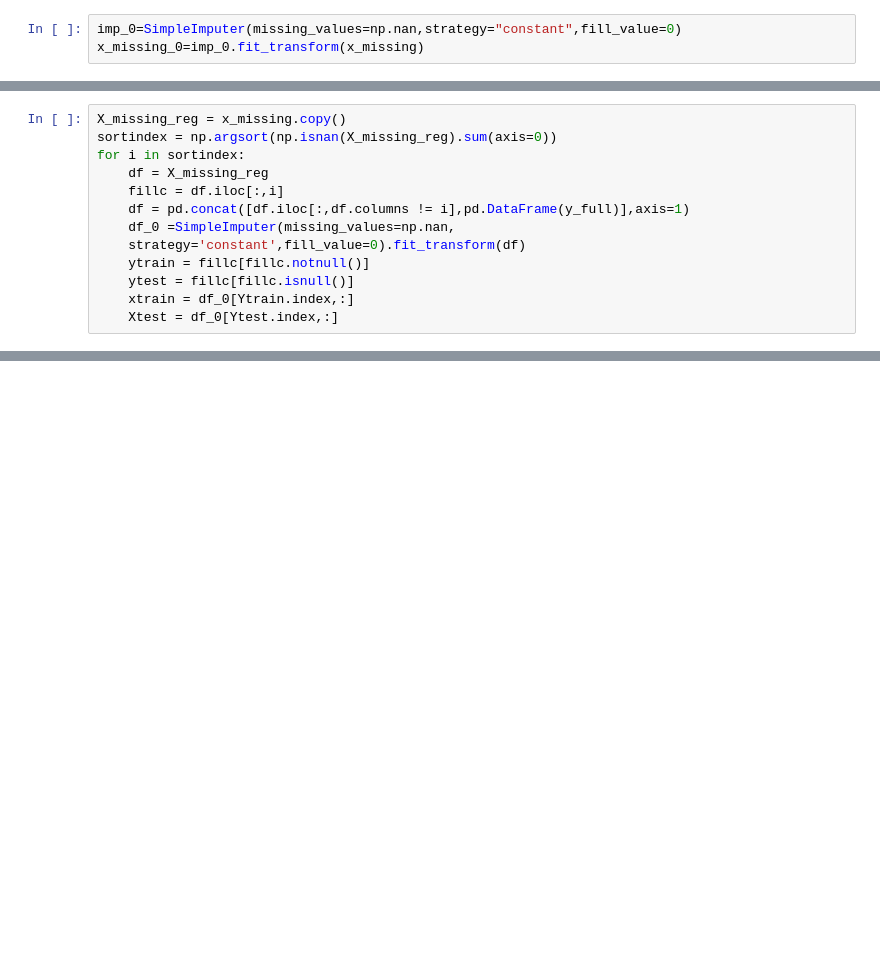
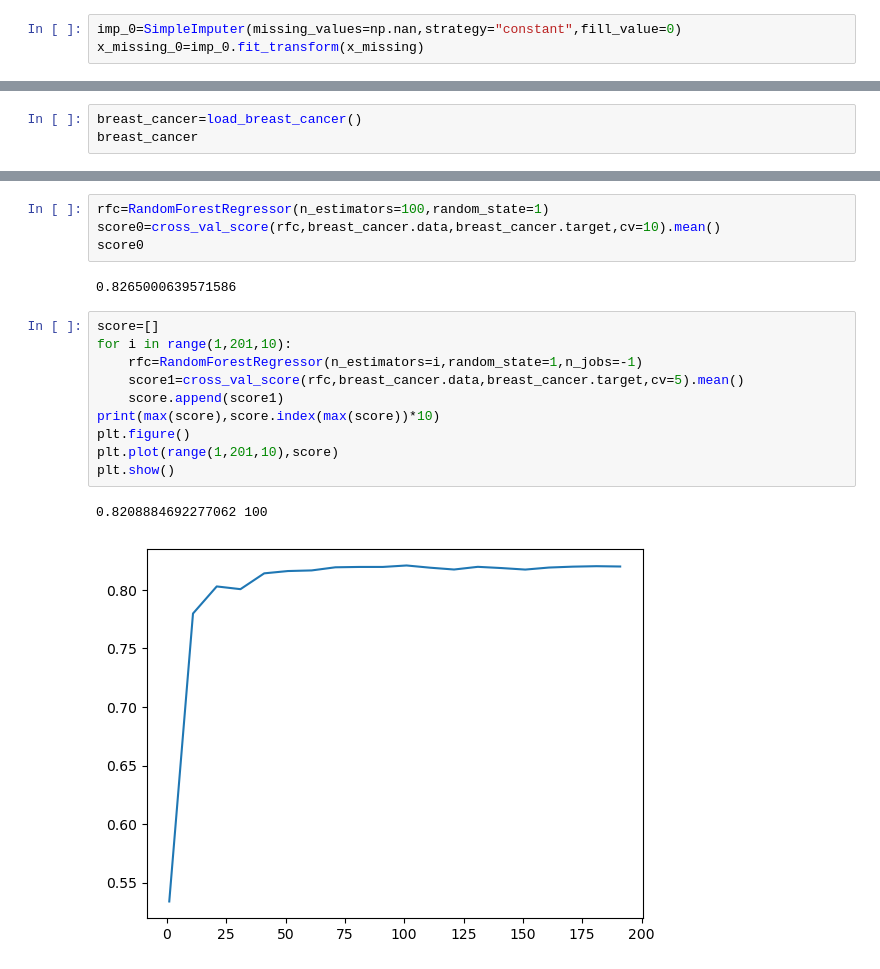
Before and after one commit to Veekyto/MachineLearning, a Jupyter notebook: RandomForest/Regressor.ipynb, the cells around one changed output, grey strips where cells are left out. Saved outputs shown, nothing was run; the diff lists cells and outputs as text; blank space fills up the shorter version.

```diff
--- a/RandomForest/Regressor.ipynb
+++ b/RandomForest/Regressor.ipynb
@@ -44,13 +40,0 @@ sortindex = np.argsort(np.isnan(X_missing_reg).sum(axis=0))
-# %%
-X_missing_reg = x_missing.copy()
-sortindex = np.argsort(np.isnan(X_missing_reg).sum(axis=0))
-for i in sortindex:
-    df = X_missing_reg
-    fillc = df.iloc[:,i]
-    df = pd.concat([df.iloc[:,df.columns != i],pd.DataFrame(y_full)],axis=1)
-    df_0 =SimpleImputer(missing_values=np.nan,
-    strategy='constant',fill_value=0).fit_transform(df)
-    ytrain = fillc[fillc.notnull()]
-    ytest = fillc[fillc.isnull()]
-    xtrain = df_0[Ytrain.index,:]
-    Xtest = df_0[Ytest.index,:]
@@ -58,0 +45,3 @@ AttributeError: 'numpy.ndarray' object has no attribute 'iloc'
+# %%
+breast_cancer=load_breast_cancer()
+breast_cancer
@@ -58,0 +66,19 @@ AttributeError: 'numpy.ndarray' object has no attribute 'iloc'
+# %%
+rfc=RandomForestRegressor(n_estimators=100,random_state=1)
+score0=cross_val_score(rfc,breast_cancer.data,breast_cancer.target,cv=10).mean()
+score0
+# %% [output]
+0.8265000639571586
+# %%
+score=[]
+for i in range(1,201,10):
+    rfc=RandomForestRegressor(n_estimators=i,random_state=1,n_jobs=-1)
+    score1=cross_val_score(rfc,breast_cancer.data,breast_cancer.target,cv=5).mean()
+    score.append(score1)
+print(max(score),score.index(max(score))*10)
+plt.figure()
+plt.plot(range(1,201,10),score)
+plt.show()
+# %% [output]
+0.8208884692277062 100
+[figure, added]
```
Also changed, not shown: parts of 6 cells of this notebook, 3 other files.
